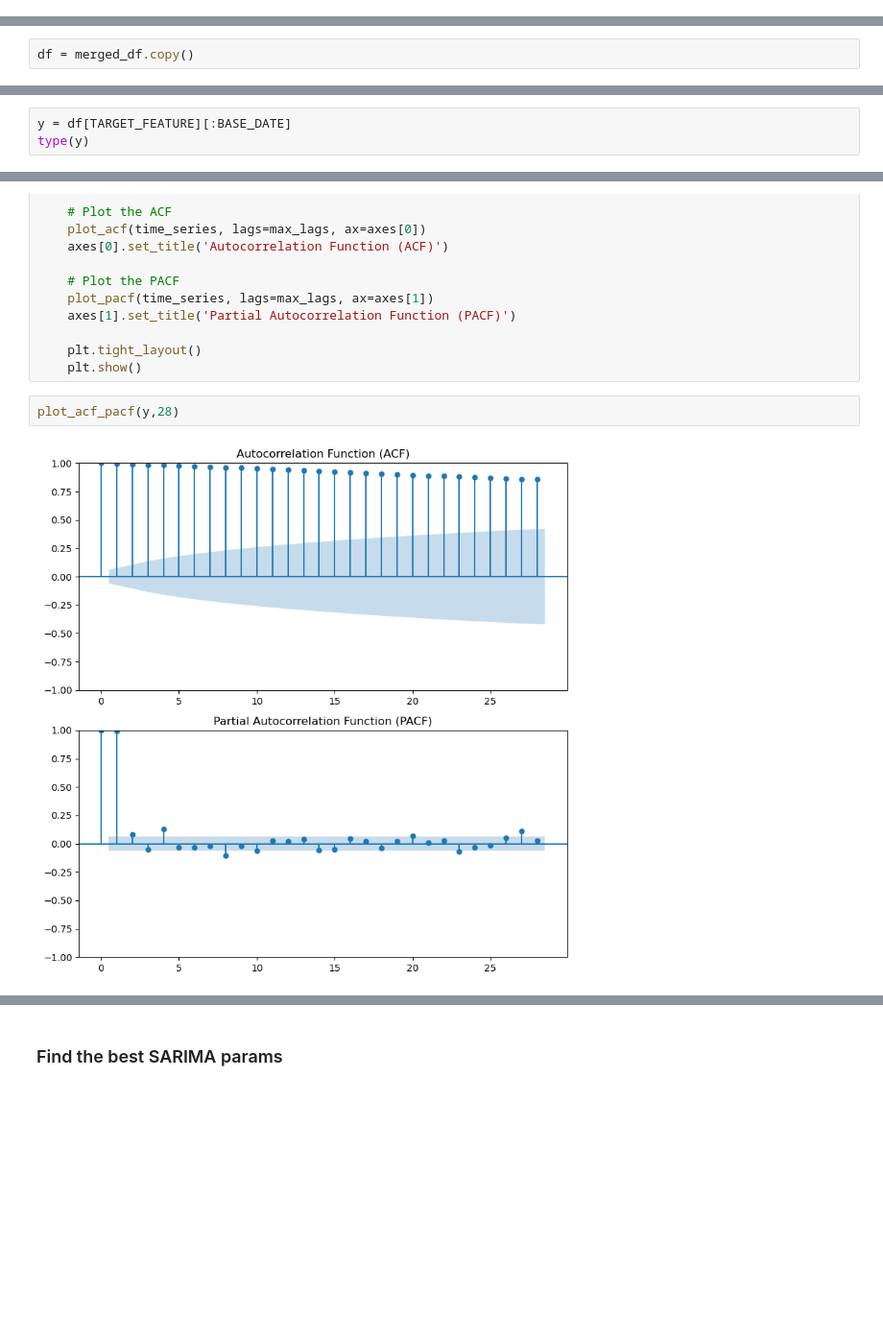
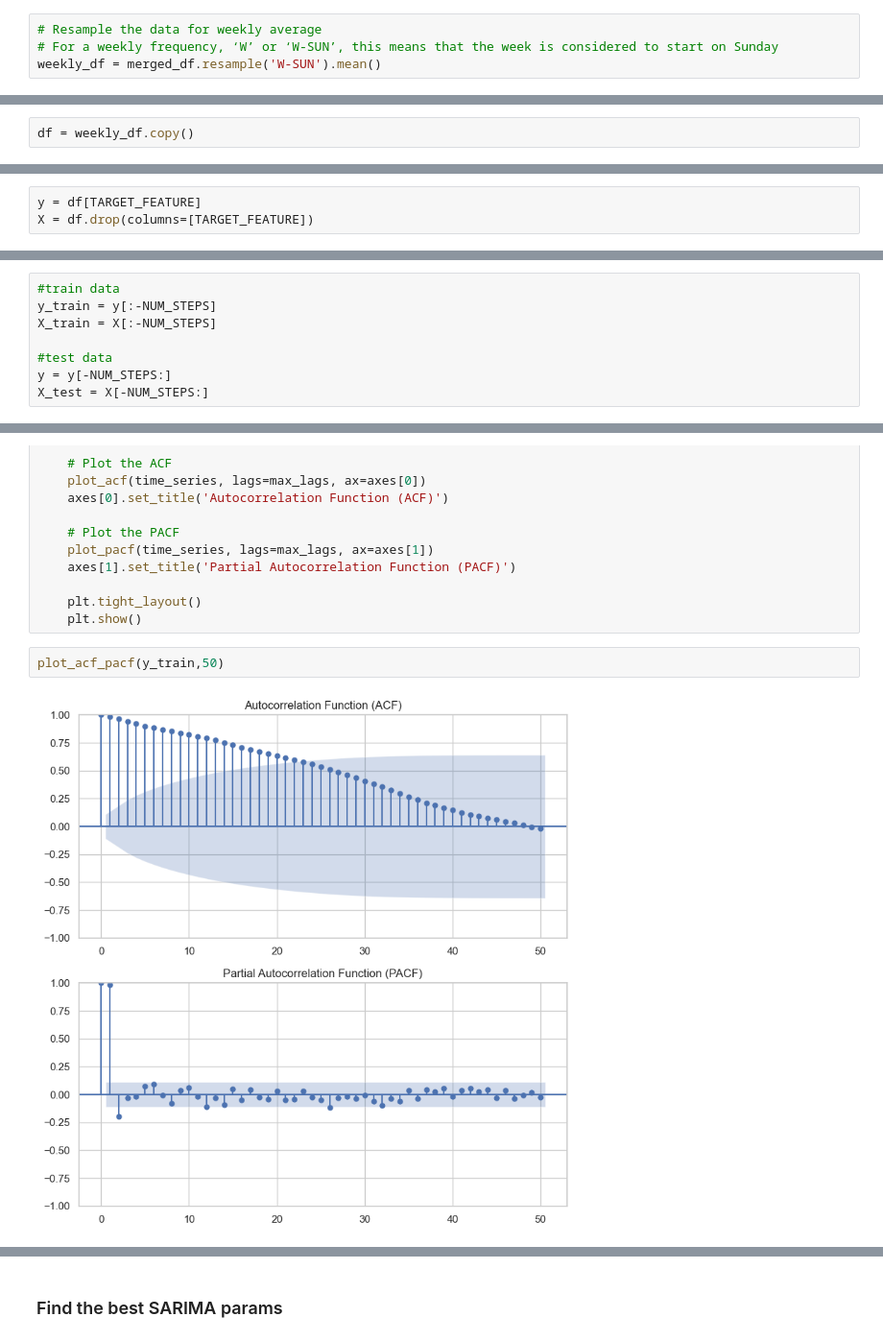
Before and after one commit to faridjn/BTC_price_prediction, a Jupyter notebook: notebooks/ADA_Price_Prediction_SARIMAX.ipynb, the cells around one changed output, grey strips where cells are left out. Shown at 96% size. Saved outputs shown, nothing was run; the diff lists cells and outputs as text; blank space fills up the shorter version.

Commit message:
update ADA price forecast, added n_steps

```diff
--- a/notebooks/ADA_Price_Prediction_SARIMAX.ipynb
+++ b/notebooks/ADA_Price_Prediction_SARIMAX.ipynb
@@ -215,3 +175,7 @@ display(merged_df)
+# %%
+# Resample the data for weekly average
+# For a weekly frequency, ‘W’ or ‘W-SUN’, this means that the week is considered to start on Sunday
+weekly_df = merged_df.resample('W-SUN').mean()
 # %%
 def count_missing(df):
     ''' Count the number of missing values .isnull() in each column well as the percentages
@@ -239,5 +194,5 @@ count_missing(merged_df)
 # %%
-df = merged_df.copy()
+df = weekly_df.copy()
 # %%
 #Handle missing values
 df.dropna(subset = [TARGET_FEATURE], axis = 0, inplace = True)
@@ -267,5 +231,5 @@ Base date: 2024-02-11
 # %% [markdown]
 ### Making a predictor variable `y`
 # %%
-y = df[TARGET_FEATURE][:BASE_DATE]
-type(y)
+y = df[TARGET_FEATURE]
+X = df.drop(columns=[TARGET_FEATURE])
@@ -289,0 +236,8 @@ Name: CARDANO, Length: 1035, dtype: float64
+# %%
+#train data
+y_train = y[:-NUM_STEPS]
+X_train = X[:-NUM_STEPS]
+
+#test data
+y = y[-NUM_STEPS:]
+X_test = X[-NUM_STEPS:]
@@ -462,7 +446,7 @@ def plot_acf_pacf(time_series, max_lags=50):
     plt.tight_layout()
     plt.show()
 # %%
-plot_acf_pacf(y,28)
+plot_acf_pacf(y_train,50)
 # %% [output]
-[figure, old version]
+[figure, new version]
 # %%
```
Also changed, not shown: parts of 53 cells of this notebook.
